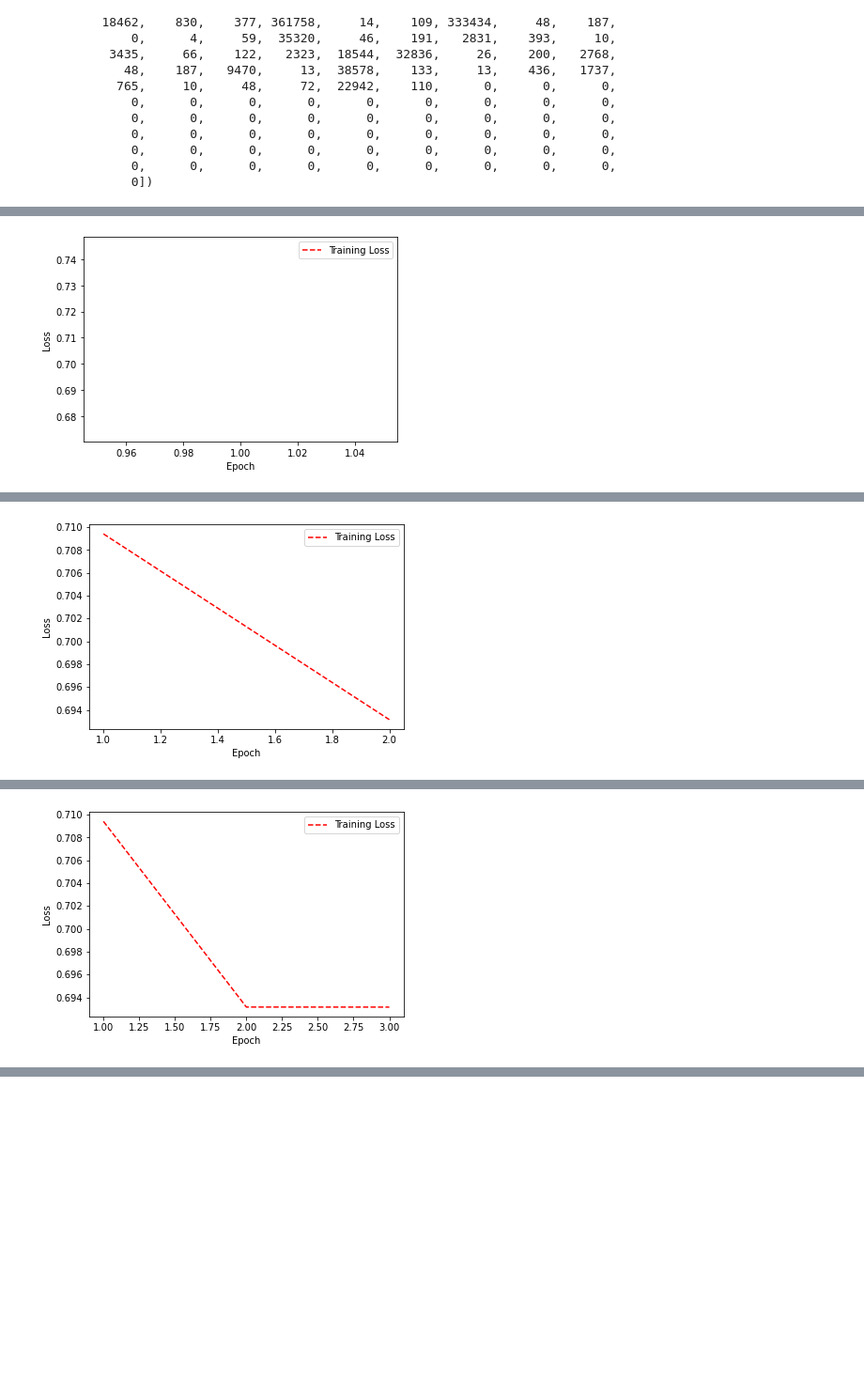
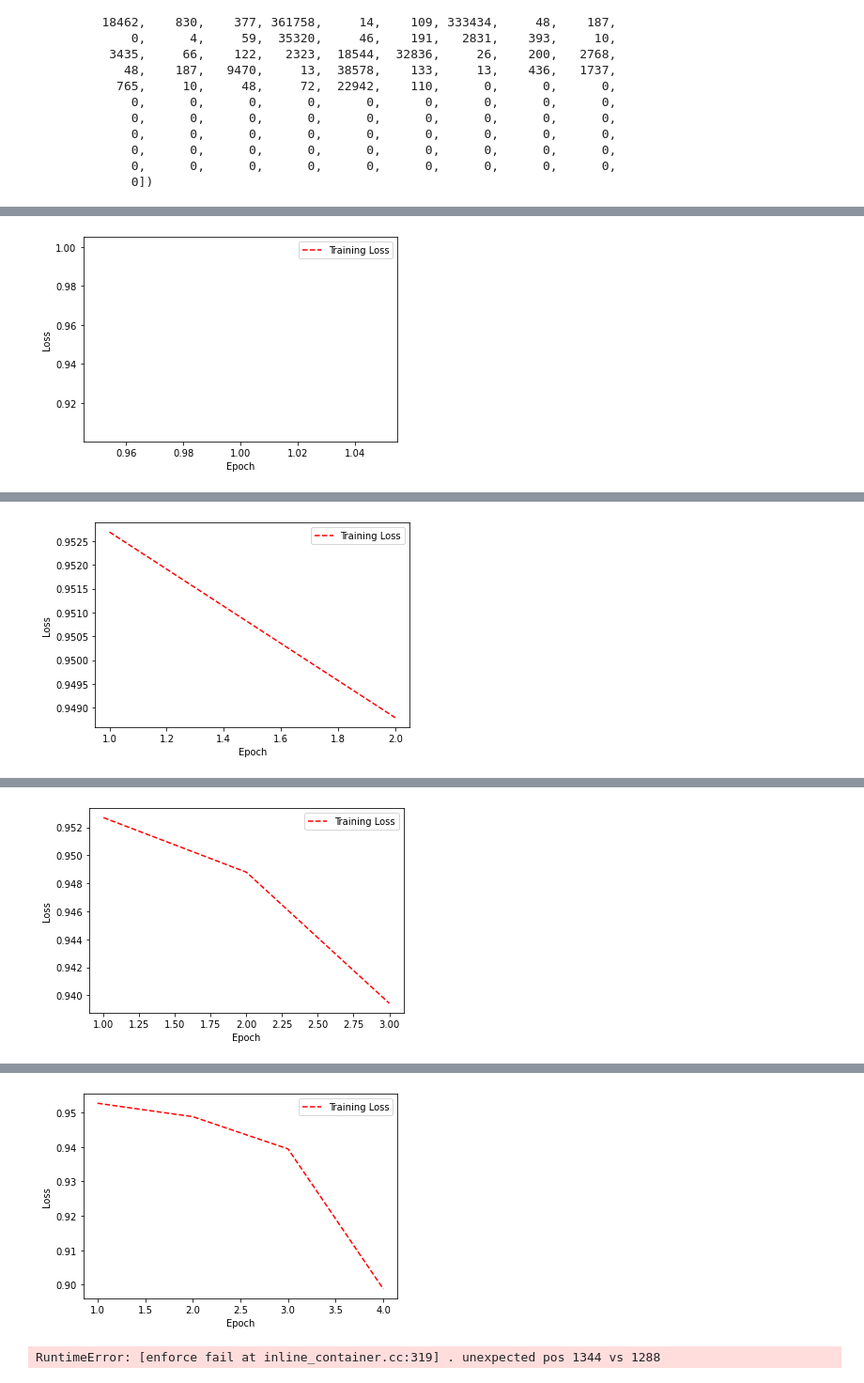
Before and after one commit to kanyeishere/toxic-comment-classification, a Jupyter notebook: lstm_torchtext.ipynb, the cells around one changed output, grey strips where cells are left out. Shown at 94% size. Saved outputs shown, nothing was run; the diff lists cells and outputs as text; code cells hidden in the pictures; blank space fills up the shorter version.

```diff
--- a/lstm_torchtext.ipynb
+++ b/lstm_torchtext.ipynb
@@ -226,7 +226,7 @@ model = TextClassificationModel(pretrained_embeddings, len(classes), hidden_size
 print(device)
 loss_fn.to(device)
 model.to(device)
-optimizer = AdamW(model.parameters(), lr=0.005, weight_decay=0.001)
+optimizer = AdamW(model.parameters(), lr=2e-5, weight_decay=0.001)
 
 epochs = 15000
 
@@ -278,6 +278,6 @@ for e in range(epochs):
     plt.ylabel('Loss')
     plt.show()
 
-    # torch.save(model.state_dict(), './model_save/lstm_{}.pkl'.format(epochs))
+    torch.save(model.state_dict(), './model_save/lstm_{}.pkl'.format(e))
 # %% [output]
 cuda:0
@@ -287 +287 @@ Epoch: 0 Loss: 0.709417714140354 Accuracy: 0.9574745297431946
-[figure, old version]
+[figure, new version]
@@ -291 +291 @@ Epoch: 1 Loss: 0.6931550296453329 Accuracy: 0.9633412957191467
-[figure, old version]
+[figure, new version]
@@ -295 +295 @@ Epoch: 2 Loss: 0.693149881485181 Accuracy: 0.9633412957191467
-[figure, old version]
+[figure, new version]
@@ -296,0 +299,2 @@ Epoch: 3 Batch: 0 Loss: 0.6931487321853638
+[figure, added]
+RuntimeError: [enforce fail at inline_container.cc:319] . unexpected pos 1344 vs 1288
```
Also changed, not shown: parts of 1 cell of this notebook.
